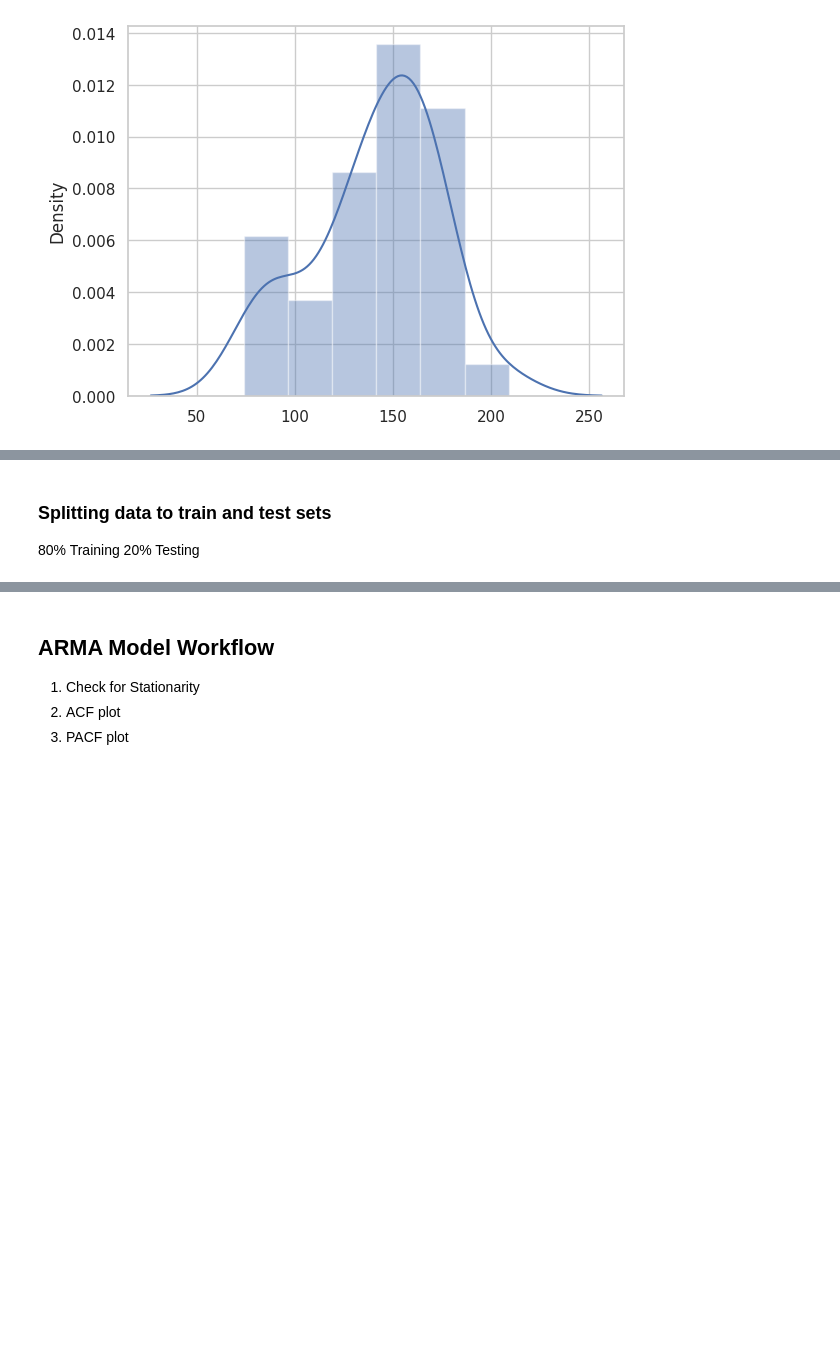
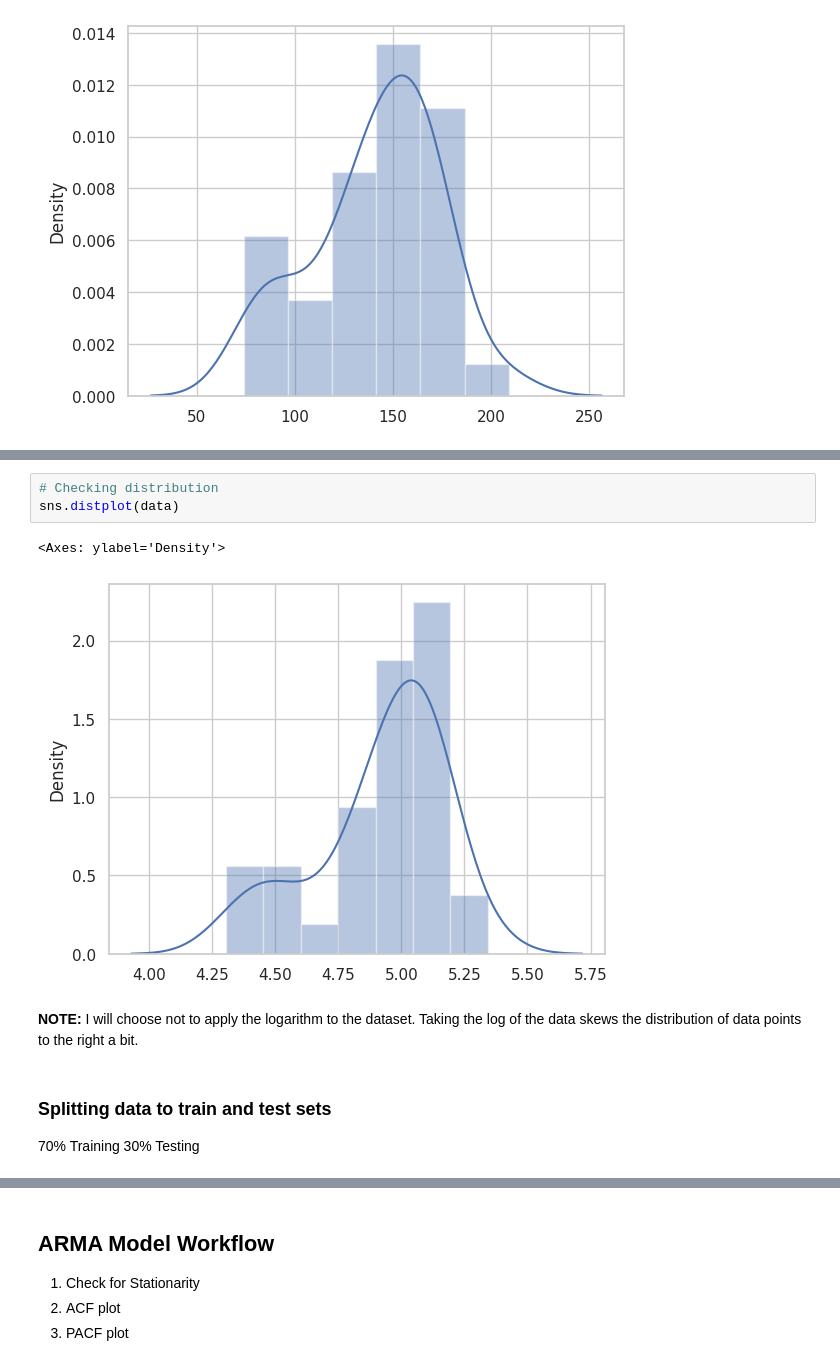
Before and after one commit to WilliamHallPortfolio/ACS_Juvenile_Justice_Project, a Jupyter notebook: ACS Flash Report Project.ipynb, the cells around one changed output, grey strips where cells are left out. Saved outputs shown, nothing was run; the diff lists cells and outputs as text; blank space fills up the shorter version.

```diff
--- a/ACS Flash Report Project.ipynb
+++ b/ACS Flash Report Project.ipynb
@@ -310,5 +321,13 @@ sns.distplot(data)
+# %%
+# Checking distribution
+sns.distplot(data)
+# %% [output]
+<Axes: ylabel='Density'>
+[figure, added]
+# %% [markdown]
+**NOTE:** I will choose not to apply the logarithm to the dataset. Taking the log of the data skews the distribution of data points to the right a bit.
 # %% [markdown]
 ### Splitting data to train and test sets <br>
-80% Training 20% Testing
+70% Training 30% Testing
 # %%
 # Splitting based on a specific date
```
Also changed, not shown: parts of 21 cells of this notebook.
